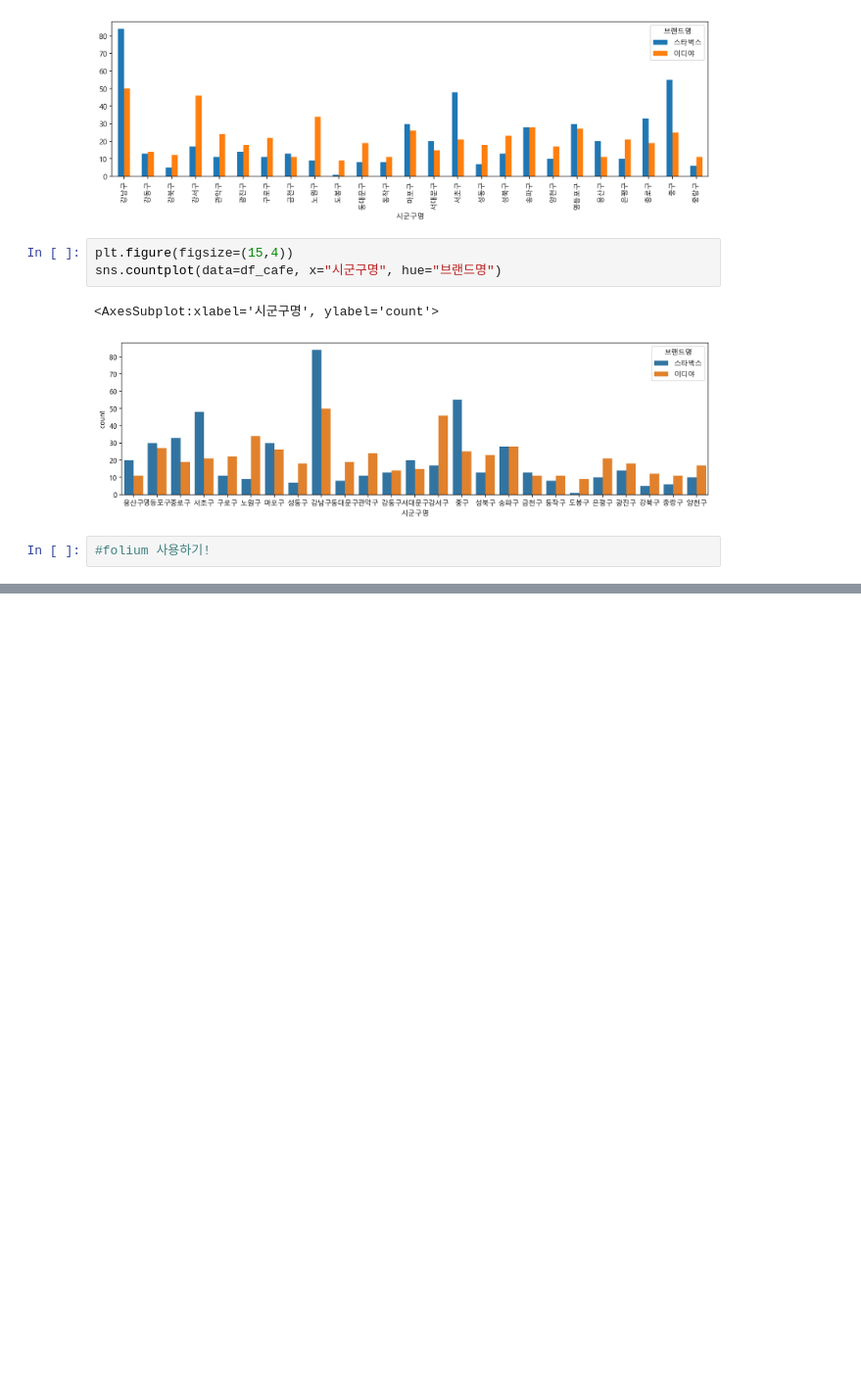
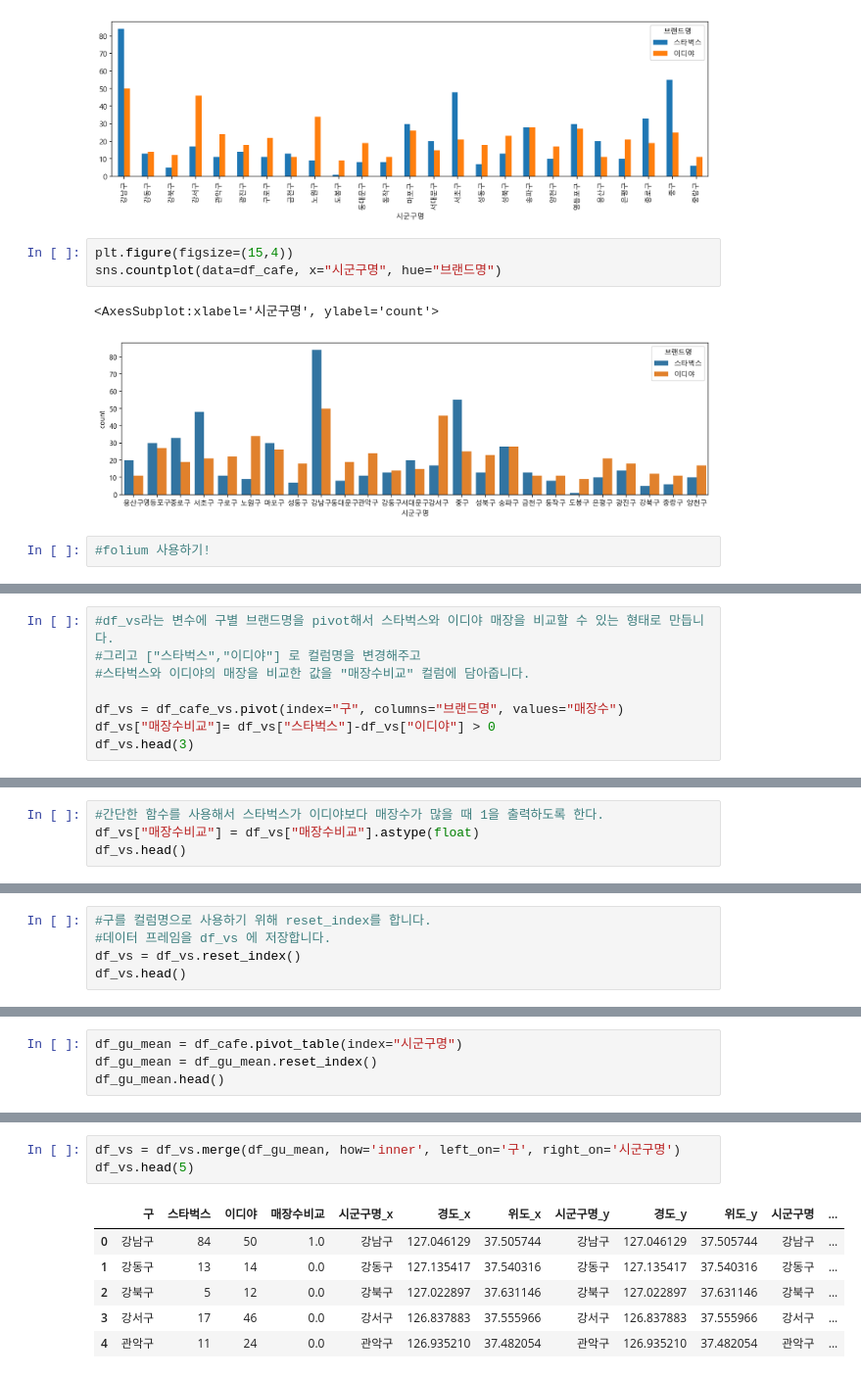
Before and after one commit to hdonghun/Python_analysis-visualization, a Jupyter notebook: 스타벅스, 이디야 매장위치 비교하기.ipynb, the cells around one changed output, grey strips where cells are left out. Shown at 98% size. Drawn from its saved outputs; the diff is of its cells as text; blank space fills up the shorter version.

```diff
--- a/스타벅스, 이디야 매장위치 비교하기.ipynb
+++ b/스타벅스, 이디야 매장위치 비교하기.ipynb
@@ -381,0 +485,8 @@ sns.countplot(data=df_cafe, x="시군구명", hue="브랜드명")
+# %%
+#df_vs라는 변수에 구별 브랜드명을 pivot해서 스타벅스와 이디야 매장을 비교할 수 있는 형태로 만듭니다.
+#그리고 ["스타벅스","이디야"] 로 컬럼명을 변경해주고
+#스타벅스와 이디야의 매장을 비교한 값을 "매장수비교" 컬럼에 담아줍니다.
+
+df_vs = df_cafe_vs.pivot(index="구", columns="브랜드명", values="매장수")
+df_vs["매장수비교"]= df_vs["스타벅스"]-df_vs["이디야"] > 0
+df_vs.head(3)
@@ -381,0 +499,4 @@ sns.countplot(data=df_cafe, x="시군구명", hue="브랜드명")
+# %%
+#간단한 함수를 사용해서 스타벅스가 이디야보다 매장수가 많을 때 1을 출력하도록 한다.
+df_vs["매장수비교"] = df_vs["매장수비교"].astype(float)
+df_vs.head()
@@ -381,0 +511,5 @@ sns.countplot(data=df_cafe, x="시군구명", hue="브랜드명")
+# %%
+#구를 컬럼명으로 사용하기 위해 reset_index를 합니다.
+#데이터 프레임을 df_vs 에 저장합니다.
+df_vs = df_vs.reset_index()
+df_vs.head()
@@ -381,0 +545,4 @@ sns.countplot(data=df_cafe, x="시군구명", hue="브랜드명")
+# %%
+df_gu_mean = df_cafe.pivot_table(index="시군구명")
+df_gu_mean = df_gu_mean.reset_index()
+df_gu_mean.head()
@@ -381,0 +556,10 @@ sns.countplot(data=df_cafe, x="시군구명", hue="브랜드명")
+# %%
+df_vs = df_vs.merge(df_gu_mean, how='inner', left_on='구', right_on='시군구명')
+df_vs.head(5)
+# %% [output]
+|  | 구 | 스타벅스 | 이디야 | 매장수비교 | 시군구명_x | 경도_x | 위도_x | 시군구명_y | 경도_y | 위도_y | 시군구명 | ... |
+| 0 | 강남구 | 84 | 50 | 1.0 | 강남구 | 127.046129 | 37.505744 | 강남구 | 127.046129 | 37.505744 | 강남구 | ... |
+| 1 | 강동구 | 13 | 14 | 0.0 | 강동구 | 127.135417 | 37.540316 | 강동구 | 127.135417 | 37.540316 | 강동구 | ... |
+| 2 | 강북구 | 5 | 12 | 0.0 | 강북구 | 127.022897 | 37.631146 | 강북구 | 127.022897 | 37.631146 | 강북구 | ... |
+| 3 | 강서구 | 17 | 46 | 0.0 | 강서구 | 126.837883 | 37.555966 | 강서구 | 126.837883 | 37.555966 | 강서구 | ... |
+| 4 | 관악구 | 11 | 24 | 0.0 | 관악구 | 126.935210 | 37.482054 | 관악구 | 126.935210 | 37.482054 | 관악구 | ... |
```
Also changed, not shown: parts of 22 cells of this notebook.
